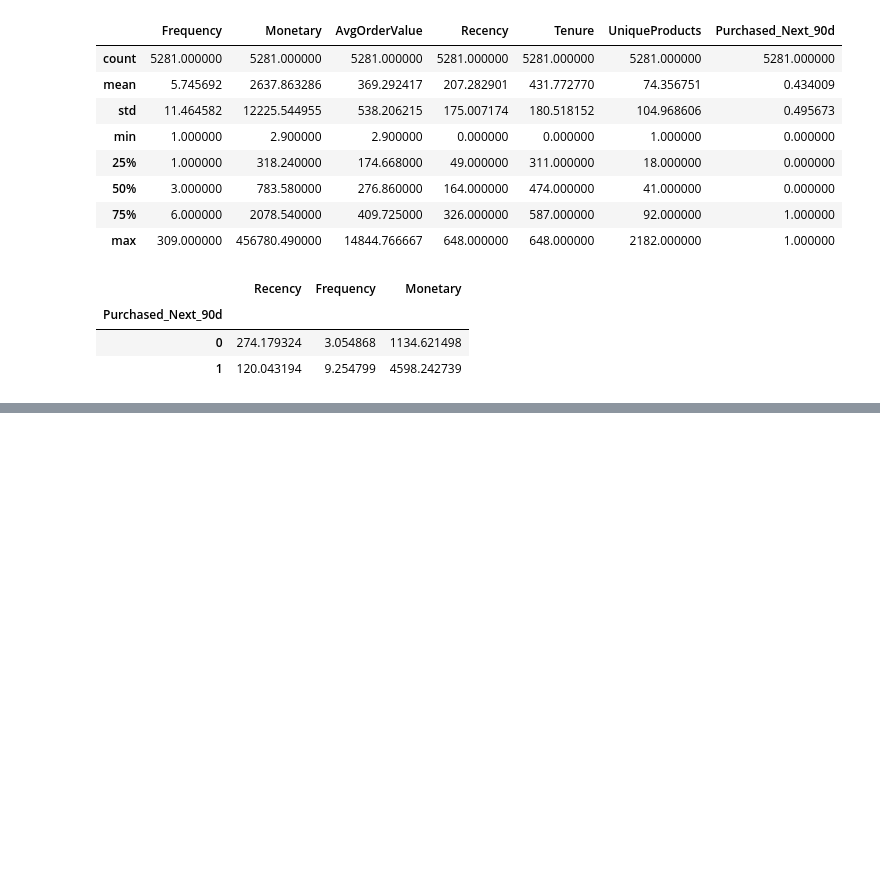
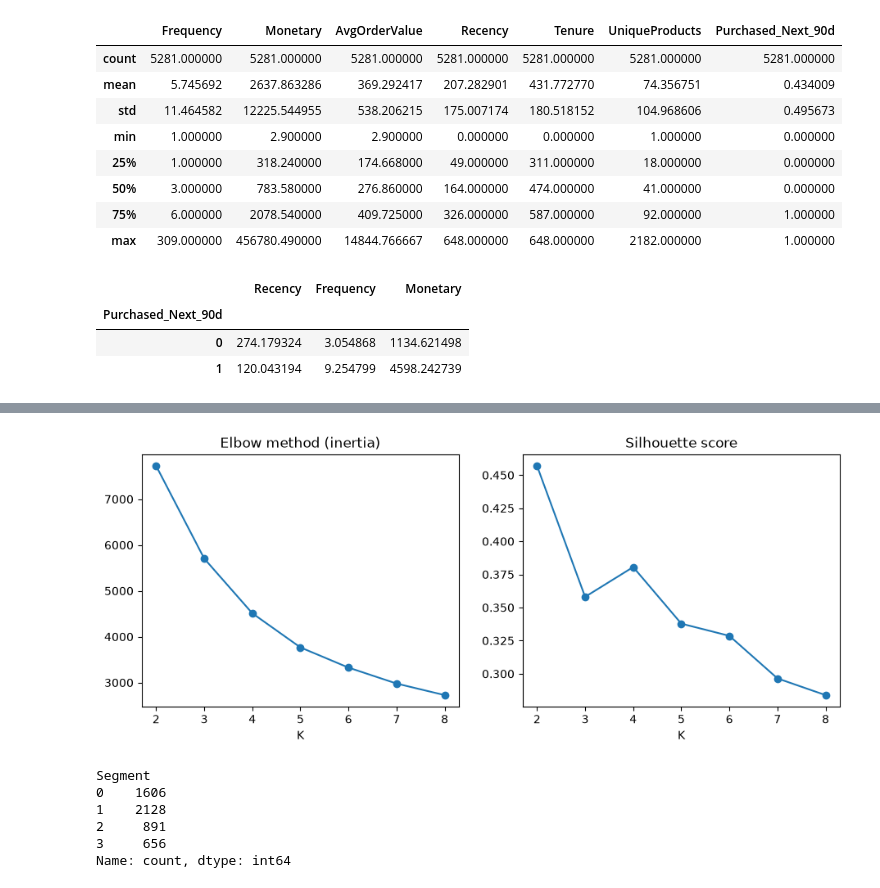
Before and after one commit to durvaghuge/customer-ml-app, a Jupyter notebook: notebooks/01_eda.ipynb, the cells around one changed output, grey strips where cells are left out. Drawn from its saved outputs; the diff is of its cells as text; code cells hidden in the pictures; blank space fills up the shorter version.

```diff
--- a/notebooks/01_eda.ipynb
+++ b/notebooks/01_eda.ipynb
@@ -283,0 +308,36 @@ features.to_csv("../data/rfm_features.csv")
+# %%
+from sklearn.cluster import KMeans
+from sklearn.metrics import silhouette_score
+
+inertias, silhouettes = [], []
+k_range = range(2, 9)
+
+for k in k_range:
+    km = KMeans(n_clusters=k, random_state=42, n_init=10)
+    labels = km.fit_predict(X_scaled)
+    inertias.append(km.inertia_)
+    silhouettes.append(silhouette_score(X_scaled, labels))
+
+fig, ax = plt.subplots(1, 2, figsize=(11, 4))
+ax[0].plot(k_range, inertias, marker="o")
+ax[0].set_title("Elbow method (inertia)")
+ax[0].set_xlabel("K")
+ax[1].plot(k_range, silhouettes, marker="o")
+ax[1].set_title("Silhouette score")
+ax[1].set_xlabel("K")
+plt.show()
+# %% [output]
+[figure, added]
+# %%
+K = 4   # change this to the K you chose
+kmeans = KMeans(n_clusters=K, random_state=42, n_init=10)
+features["Segment"] = kmeans.fit_predict(X_scaled)
+
+features["Segment"].value_counts().sort_index()
+# %% [output]
+Segment
+0    1606
+1    2128
+2     891
+3     656
+Name: count, dtype: int64
```
Also changed, not shown: parts of 8 cells of this notebook, 2 other files.
